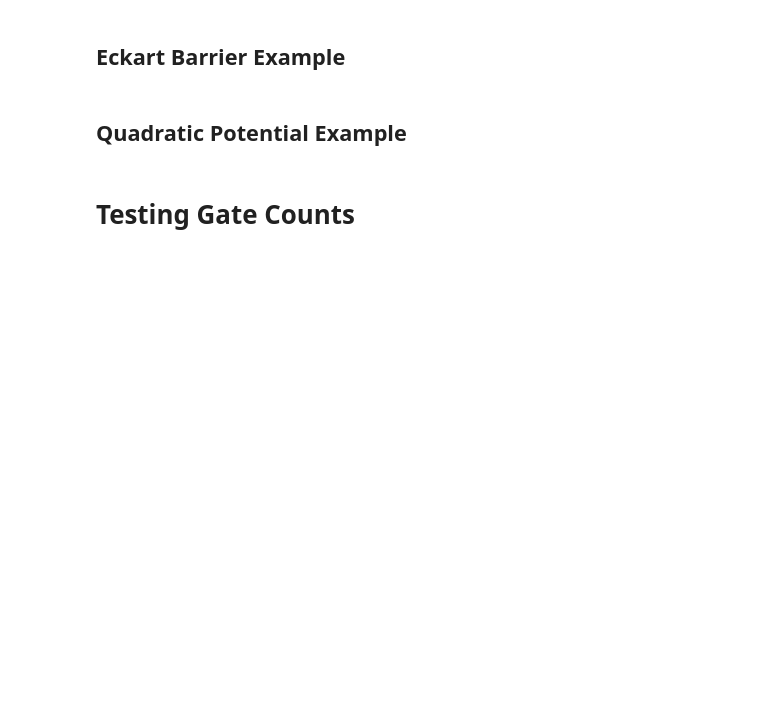
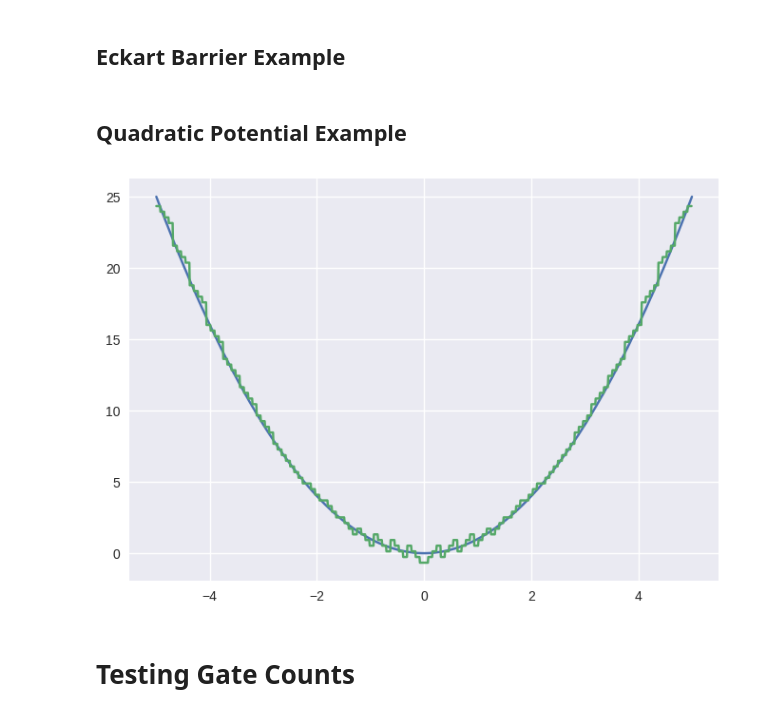
Before and after one commit to samco7/digital-quantum-simulation, a Jupyter notebook: welch/walsh_quantum_runs.ipynb, the cells around one changed output. Saved outputs shown, nothing was run; the diff lists cells and outputs as text; code cells hidden in the pictures; blank space fills up the shorter version.

```diff
--- a/welch/walsh_quantum_runs.ipynb
+++ b/welch/walsh_quantum_runs.ipynb
@@ -43,18 +43,20 @@ def round_sf(x, sig_figs):
 # %% [markdown]
 ## Quadratic Potential Example
 # %%
-# n = 7
-# N = 2**n
-# L = 5
-# x_grid = np.linspace(-5, 5, N)
-# repeats = 10
-# plot_grid = np.arange(-L, L, 2*L/(N*repeats))
-# potential = lambda x: x**2
-# a = wft(potential, n, x_grid)
-# approx = iwft(a, n, terms_kept=12)
-# plt.plot(x_grid, potential(x_grid), label='analytic')
-# plt.plot(plot_grid, np.repeat(approx, repeats))
-# plt.show()
+n = 7
+N = 2**n
+L = 5
+x_grid = np.linspace(-5, 5, N)
+repeats = 10
+plot_grid = np.arange(-L, L, 2*L/(N*repeats))
+potential = lambda x: x**2
+a = wft(potential, n, x_grid)
+approx = iwft(a, n, terms_kept=12)
+plt.plot(x_grid, potential(x_grid), label='analytic')
+plt.plot(plot_grid, np.repeat(approx, repeats))
+plt.show()
+# %% [output]
+[figure, added]
 # %%
 # T = .5
 # K = 25
```
